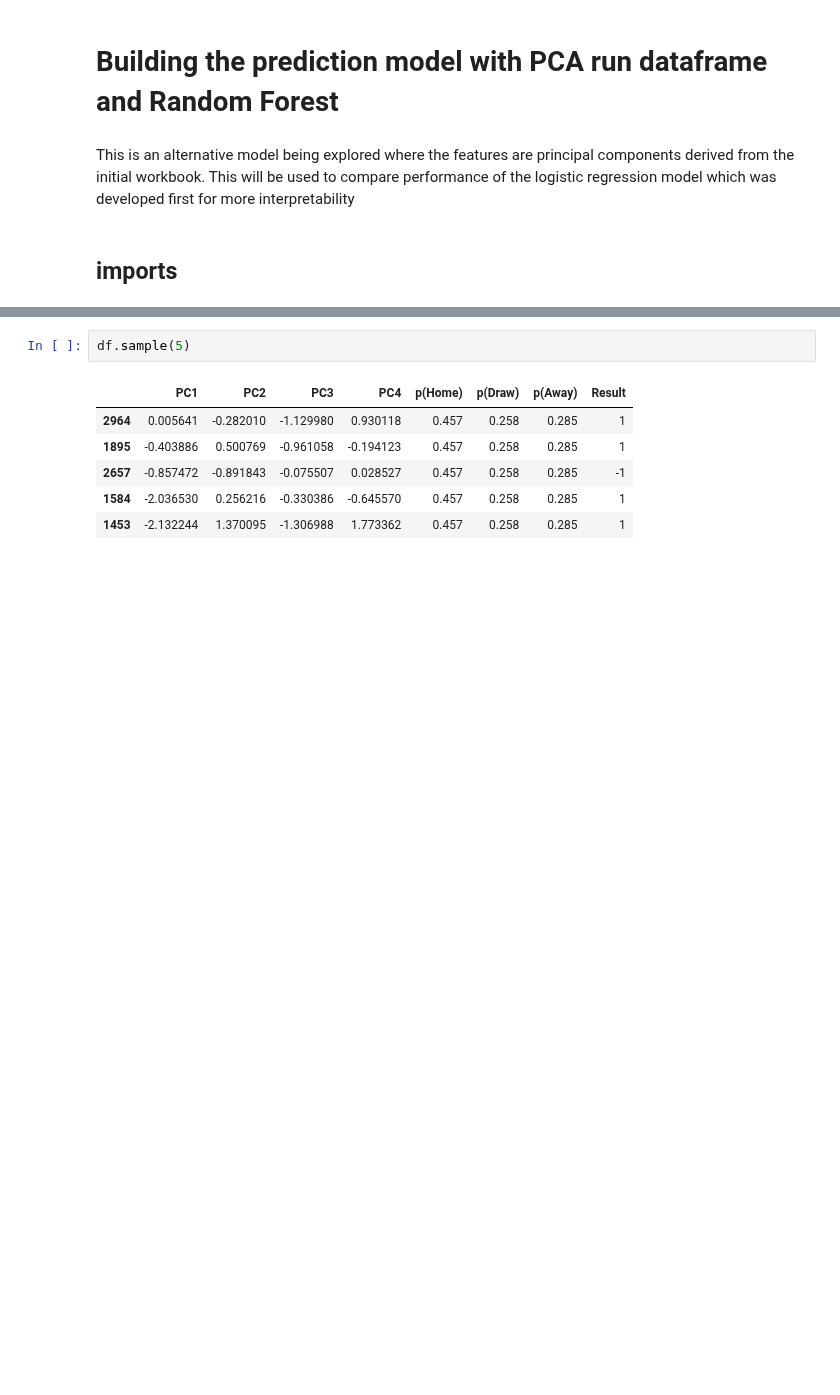
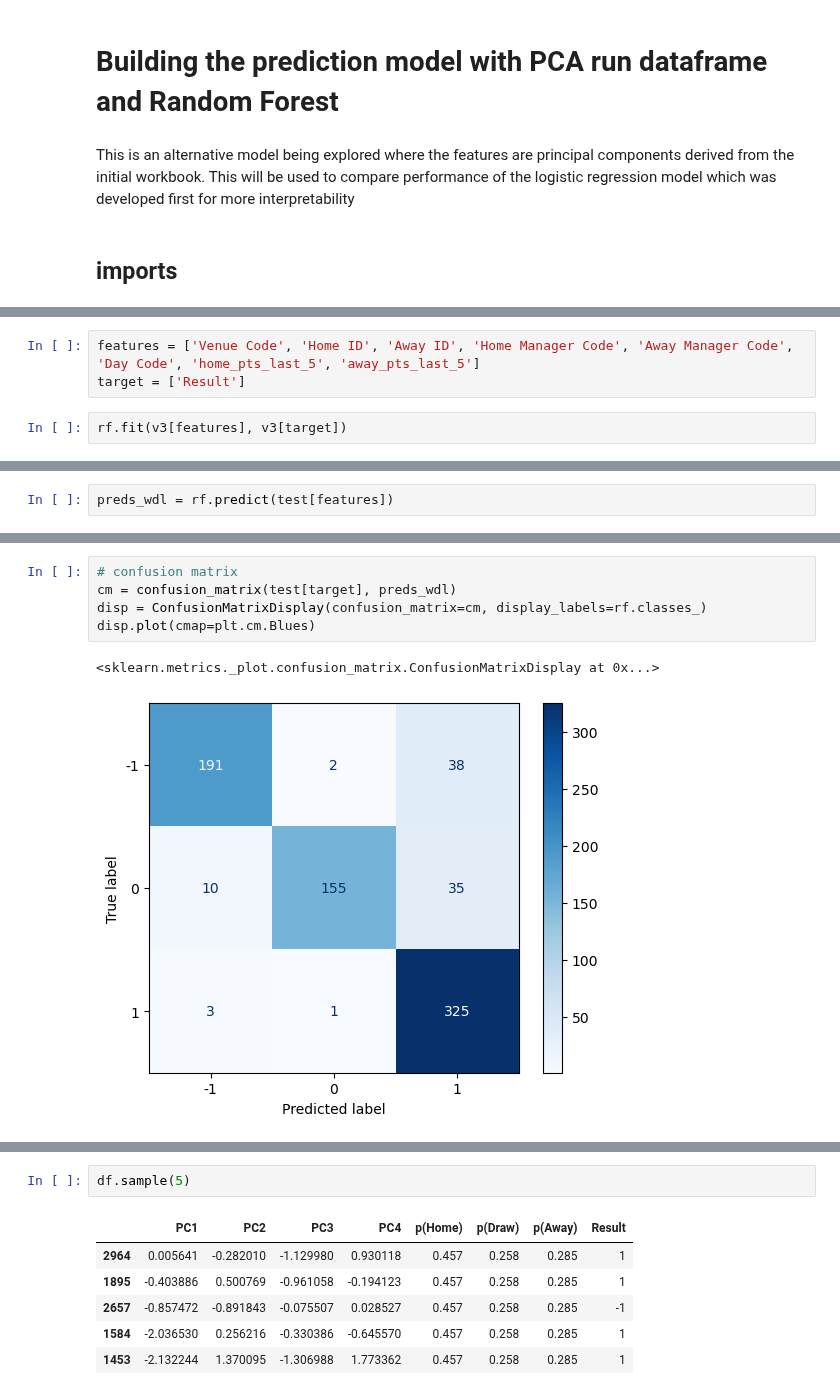
Before and after one commit to tjjdoherty/football-project-mvp, a Jupyter notebook: random_forest_prem.ipynb, the cells around one changed output, grey strips where cells are left out. Drawn from its saved outputs; the diff is of its cells as text; blank space fills up the shorter version.

Commit message:
RF results 88%
V3 returned 88% accuracy! looking into results & analysing, fine tuning later

```diff
--- a/random_forest_prem.ipynb
+++ b/random_forest_prem.ipynb
@@ -16,0 +141,5 @@ df = pd.read_csv('/Users/thomasdoherty/Desktop/football-project/football-project
+# %%
+features = ['Venue Code', 'Home ID', 'Away ID', 'Home Manager Code', 'Away Manager Code', 'Day Code', 'home_pts_last_5', 'away_pts_last_5']
+target = ['Result']
+# %%
+rf.fit(v3[features], v3[target])
@@ -16,0 +148,2 @@ df = pd.read_csv('/Users/thomasdoherty/Desktop/football-project/football-project
+# %%
+preds_wdl = rf.predict(test[features])
@@ -16,0 +169,8 @@ df = pd.read_csv('/Users/thomasdoherty/Desktop/football-project/football-project
+# %%
+# confusion matrix
+cm = confusion_matrix(test[target], preds_wdl)
+disp = ConfusionMatrixDisplay(confusion_matrix=cm, display_labels=rf.classes_)
+disp.plot(cmap=plt.cm.Blues)
+# %% [output]
+<sklearn.metrics._plot.confusion_matrix.ConfusionMatrixDisplay at 0x...>
+[figure, added]
```
Also changed, not shown: parts of 26 cells of this notebook, 2 other files.
